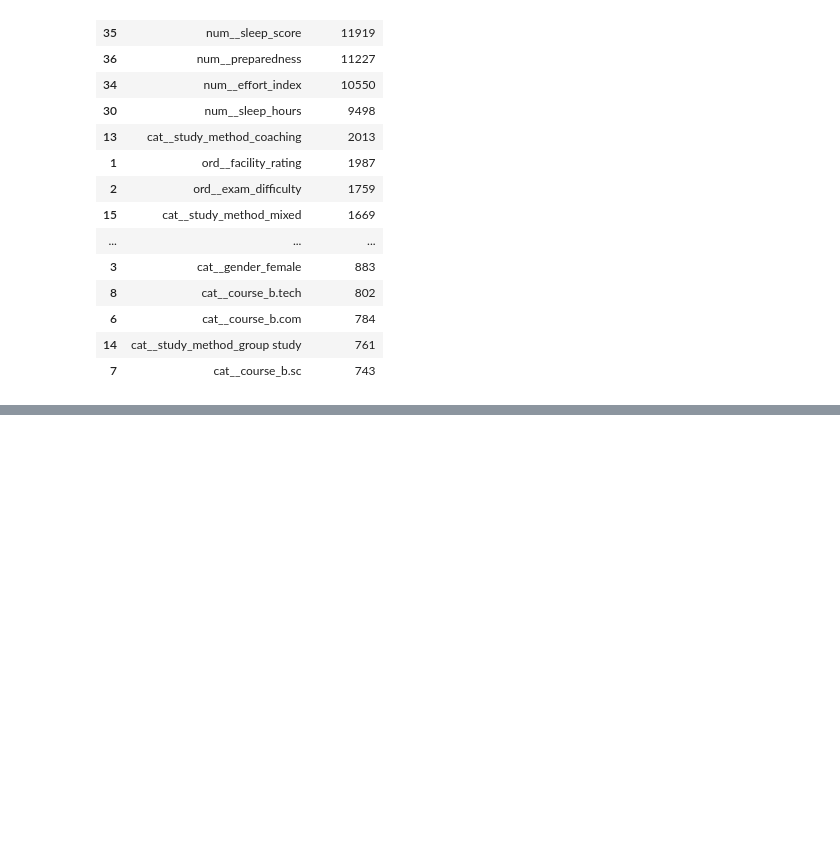
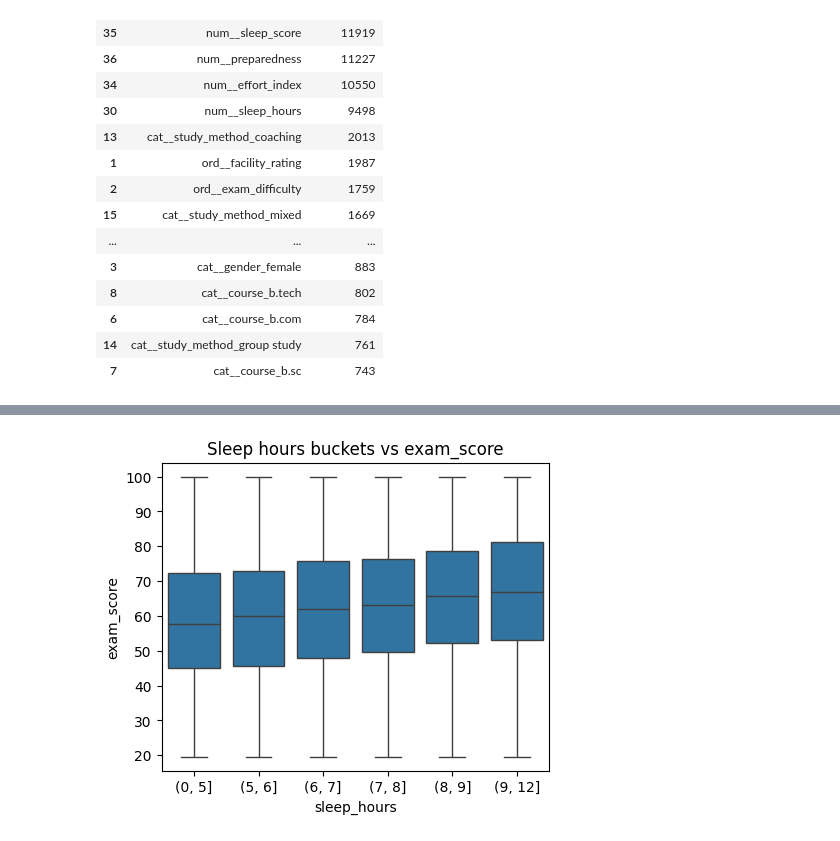
Before and after one commit to KetchupJL/Kaggle-Competitions, a Jupyter notebook: Predicting Student Test Scores/notebook1.ipynb, the cells around one changed output, grey strips where cells are left out. Drawn from its saved outputs; the diff is of its cells as text; code cells hidden in the pictures; blank space fills up the shorter version.

```diff
--- a/Predicting Student Test Scores/notebook1.ipynb
+++ b/Predicting Student Test Scores/notebook1.ipynb
@@ -811,0 +840,7 @@ for col in num_cols:
+# %%
+plt.figure(figsize=(5,4))
+sns.boxplot(data=train, x=pd.cut(train["sleep_hours"], bins=[0,5,6,7,8,9,12]), y="exam_score")
+plt.title("Sleep hours buckets vs exam_score")
+plt.show()
+# %% [output]
+[figure, added]
```
Also changed, not shown: parts of 4 cells of this notebook.
